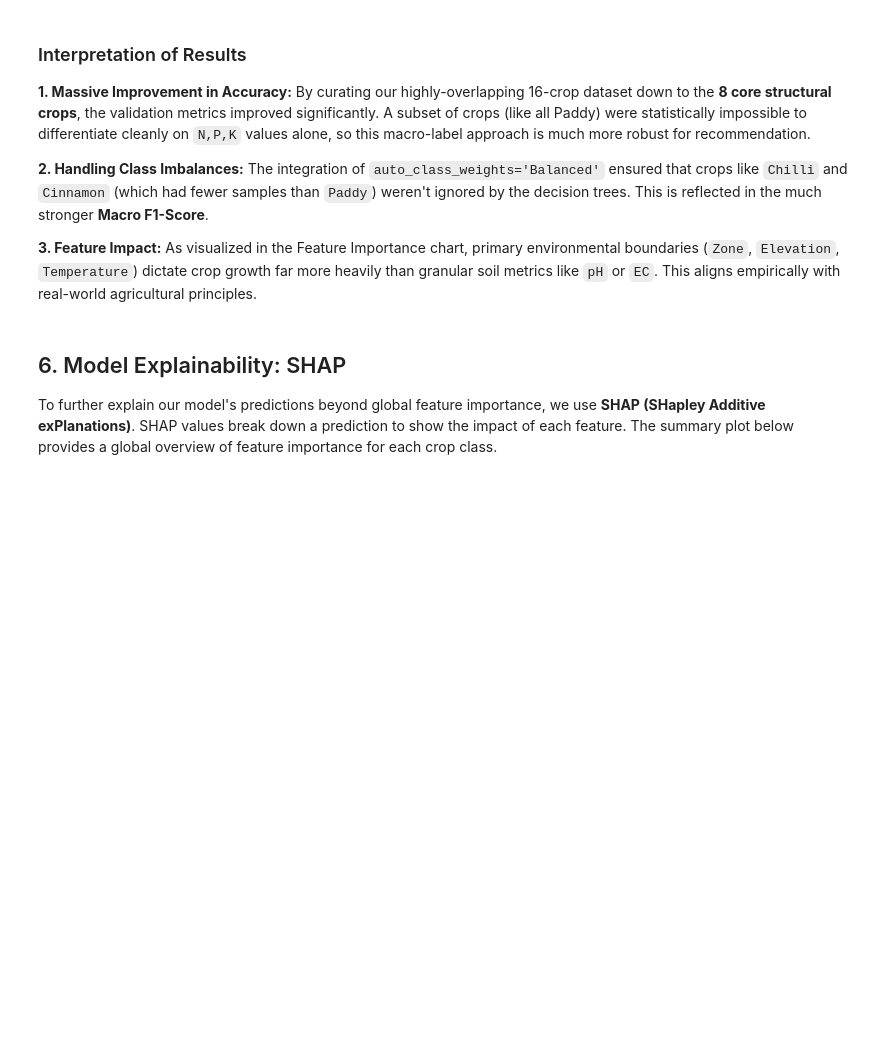
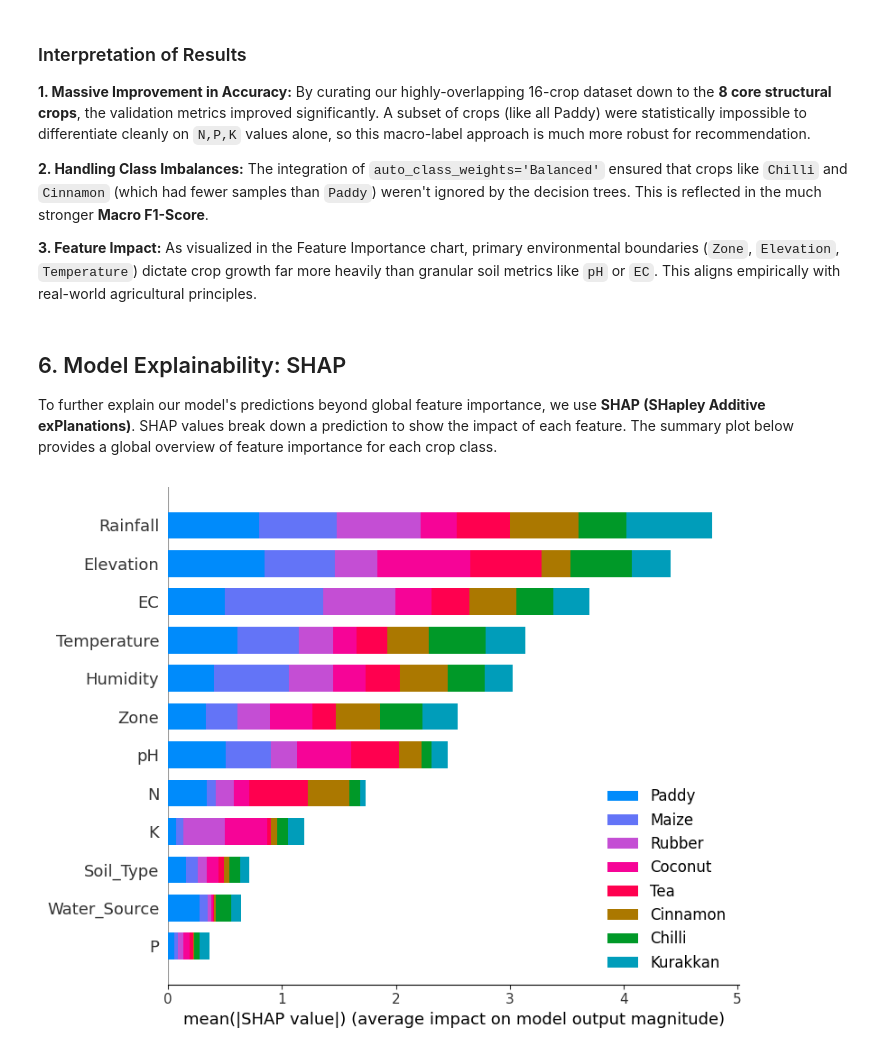
Before and after one commit to ChathuraAbeygunawardhana/crop-prediction-model, a Jupyter notebook: notebooks/model.ipynb, the cells around one changed output. Cells and saved outputs as stored; diff of their text form; code cells hidden in the pictures; blank space fills up the shorter version.

```diff
--- a/notebooks/model.ipynb
+++ b/notebooks/model.ipynb
@@ -14,7 +14,7 @@ To improve model accuracy and remove extreme overlap, we have curated the origin
 *   We merged similar structural crops (e.g. `Paddy (Nadu)`, `Paddy (Samba)`, `Paddy (Mawel)`) into a single `Paddy` macro-class.
 *   We dropped significant minority classes (e.g. `Cashew`, `Leeks`) that had insufficient data to generalize, focusing our model on predicting the **top 8 major crops** in Sri Lanka.
 # %%
-df = pd.read_csv('data/lanka_crop_dataset_cleaned.csv')
+df = pd.read_csv('../data/lanka_crop_dataset_cleaned.csv')
 
 print("Class Distribution for Model Training:")
 print(df['Target_Crop'].value_counts())
@@ -172,11 +172,10 @@ To further explain our model's predictions beyond global feature importance, we
 # %%
 import shap
 
-# Initialize the SHAP explainer with our trained CatBoost model
 explainer = shap.TreeExplainer(model)
 
-# Calculate SHAP values for the test set
 shap_values = explainer.shap_values(X_test)
 
-# Generate a summary plot to show feature importance across all classes
-shap.summary_plot(shap_values, X_test, plot_type="bar")
+shap.summary_plot(shap_values, X_test, plot_type="bar", class_names=list(model.classes_))
+# %% [output]
+[figure, added]
```
Also changed, not shown: parts of 1 cell of this notebook, 7 other files.
